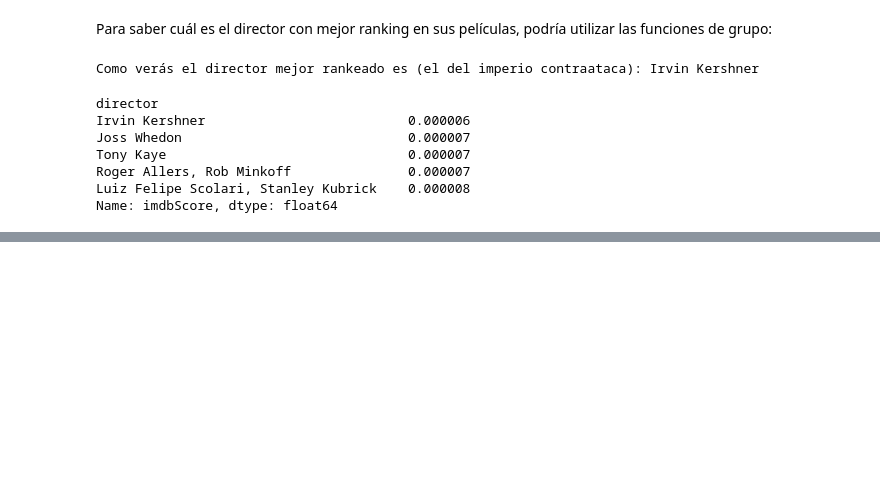
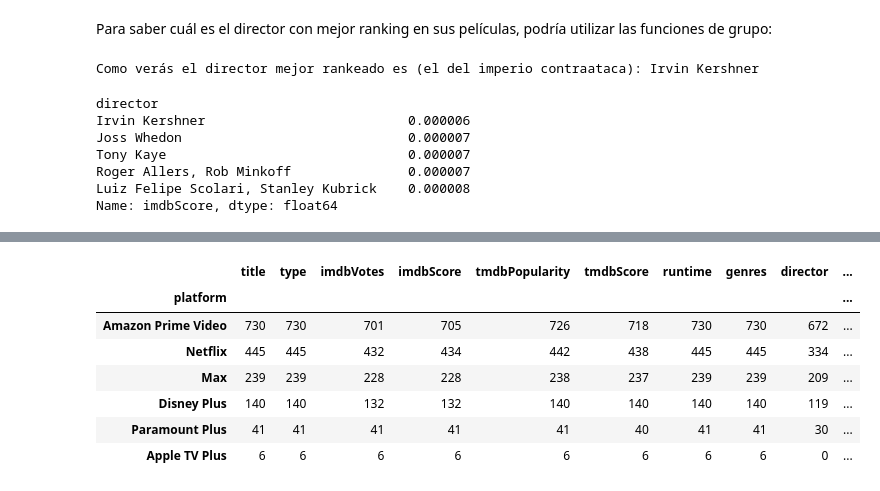
Before and after one commit to Matias914/Practico3, a Jupyter notebook: ejericio3.ipynb, the cells around one changed output, grey strips where cells are left out. Drawn from its saved outputs; the diff is of its cells as text; code cells hidden in the pictures; blank space fills up the shorter version.

```diff
--- a/ejericio3.ipynb
+++ b/ejericio3.ipynb
@@ -172,0 +180,18 @@ Name: imdbScore, dtype: float64
+# %%
+df_agrupado = raw_dataframe.groupby("platform")
+#df_agrupado.count().sort_values("title", ascending=False)
+
+df_sin_nulos = raw_dataframe.dropna(subset=["genres"])
+
+df_genero_terror = df_sin_nulos[df_sin_nulos["genres"].str.contains("Terror")]
+df_agrupado_genero_terror = df_genero_terror.groupby("platform")
+df_agrupado_genero_terror.count().sort_values("title", ascending=False)
+# %% [output]
+|  | title | type | imdbVotes | imdbScore | tmdbPopularity | tmdbScore | runtime | genres | director | ... |
+| platform |  |  |  |  |  |  |  |  |  | ... |
+| Amazon Prime Video | 730 | 730 | 701 | 705 | 726 | 718 | 730 | 730 | 672 | ... |
+| Netflix | 445 | 445 | 432 | 434 | 442 | 438 | 445 | 445 | 334 | ... |
+| Max | 239 | 239 | 228 | 228 | 238 | 237 | 239 | 239 | 209 | ... |
+| Disney Plus | 140 | 140 | 132 | 132 | 140 | 140 | 140 | 140 | 119 | ... |
+| Paramount Plus | 41 | 41 | 41 | 41 | 41 | 40 | 41 | 41 | 30 | ... |
+| Apple TV Plus | 6 | 6 | 6 | 6 | 6 | 6 | 6 | 6 | 0 | ... |
```
Also changed, not shown: parts of 2 cells of this notebook, 3 other files.
